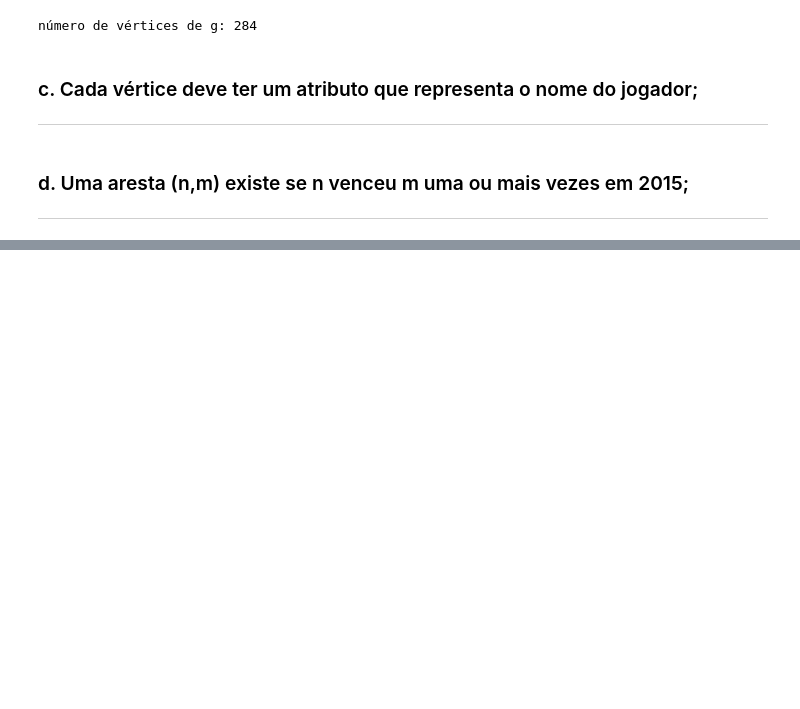
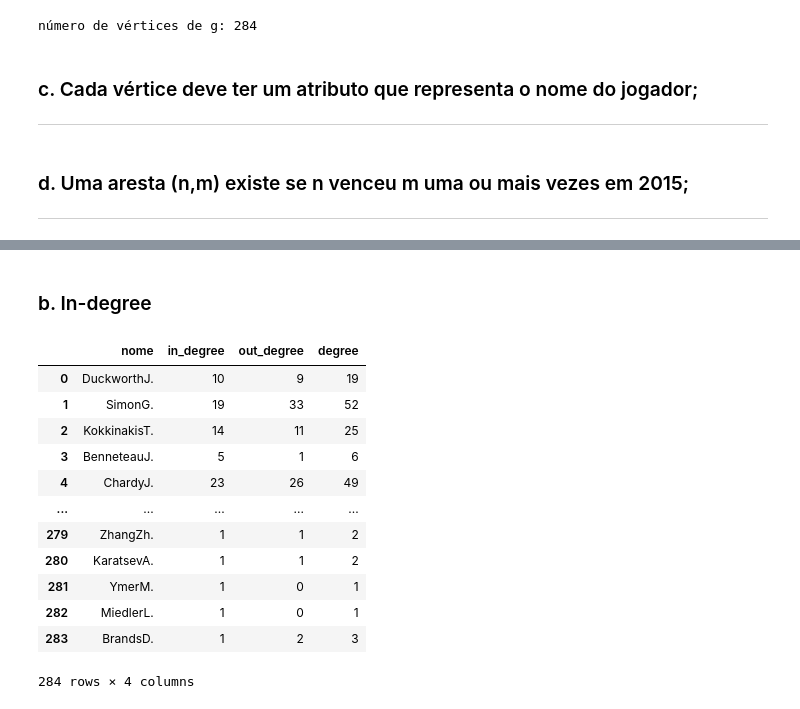
Before and after one commit to fernandocfbf/APS1-redes-sociais, a Jupyter notebook: init.ipynb, the cells around one changed output, grey strips where cells are left out. Drawn from its saved outputs; the diff is of its cells as text; code cells hidden in the pictures; blank space fills up the shorter version.

```diff
--- a/init.ipynb
+++ b/init.ipynb
@@ -192,0 +244,2 @@ save_gt(g, 'exemplo.net.gz')
+# %% [markdown]
+### b. In-degree
@@ -192,0 +250,16 @@ save_gt(g, 'exemplo.net.gz')
+# %%
+df
+# %% [output]
+|  | nome | in_degree | out_degree | degree |
+| 0 | DuckworthJ. | 10 | 9 | 19 |
+| 1 | SimonG. | 19 | 33 | 52 |
+| 2 | KokkinakisT. | 14 | 11 | 25 |
+| 3 | BenneteauJ. | 5 | 1 | 6 |
+| 4 | ChardyJ. | 23 | 26 | 49 |
+| ... | ... | ... | ... | ... |
+| 279 | ZhangZh. | 1 | 1 | 2 |
+| 280 | KaratsevA. | 1 | 1 | 2 |
+| 281 | YmerM. | 1 | 0 | 1 |
+| 282 | MiedlerL. | 1 | 0 | 1 |
+| 283 | BrandsD. | 1 | 2 | 3 |
+284 rows × 4 columns
```
Also changed, not shown: parts of 27 cells of this notebook.
